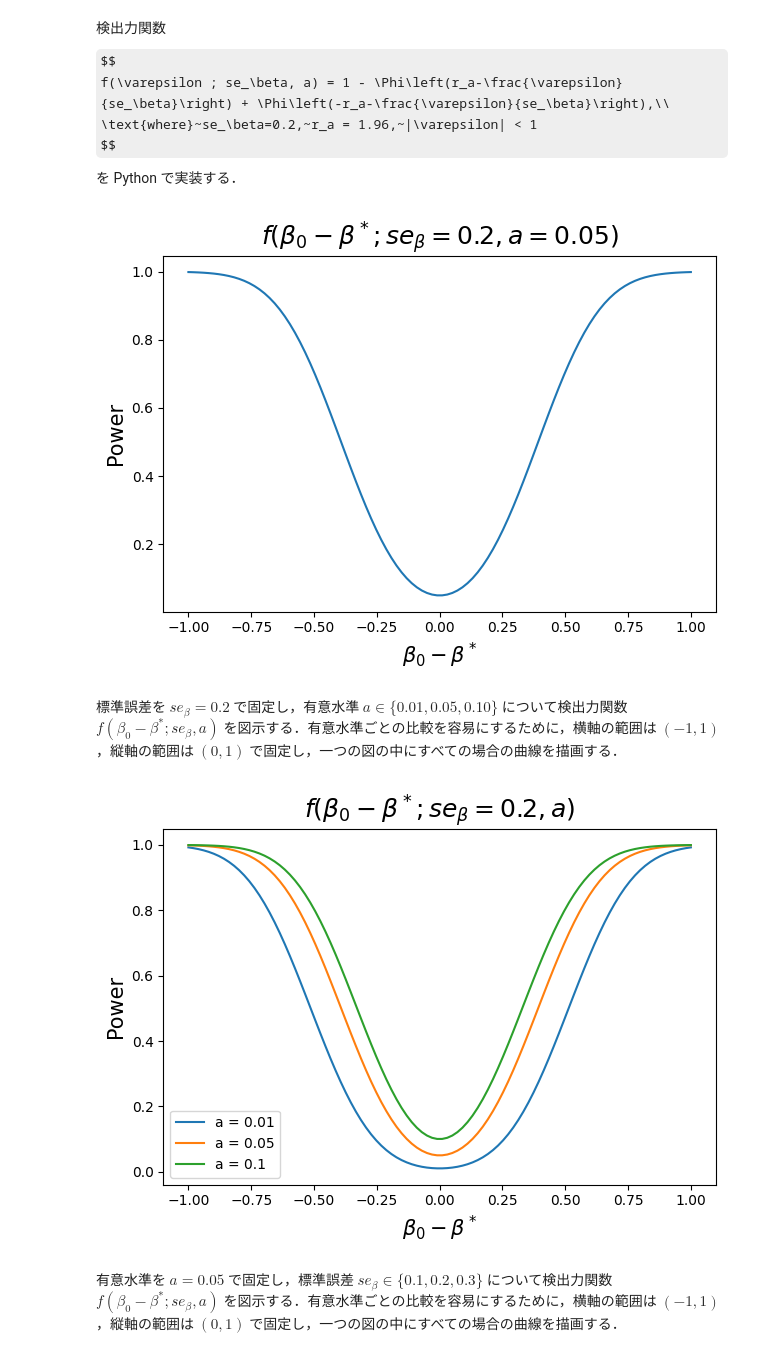
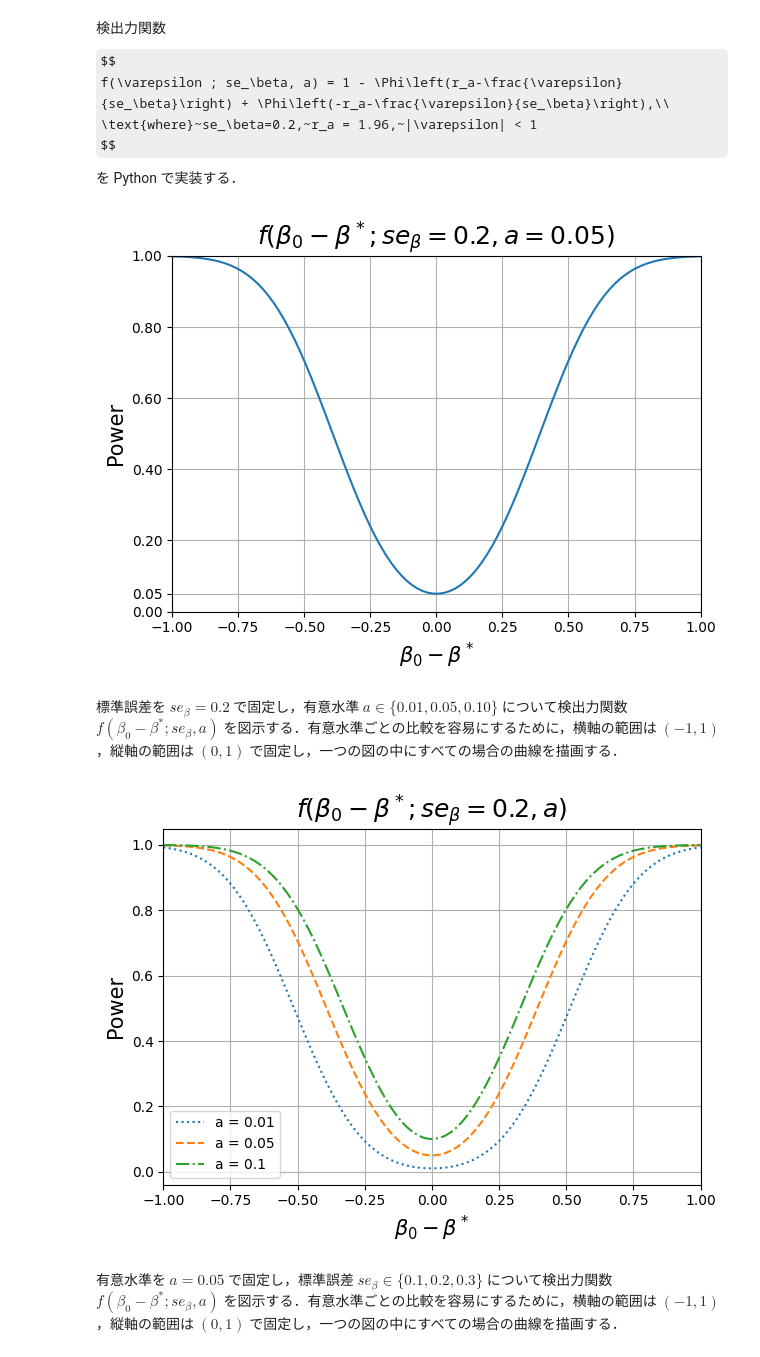
Before and after one commit to Nagayu71/Econometrics-B, a Jupyter notebook: week6_Ztest_power_function.ipynb, the cells around one changed output. Saved outputs shown, nothing was run; the diff lists cells and outputs as text; code cells hidden in the pictures; some formulas as TeX source.

Commit message:
[add] change the line styles

```diff
--- a/week6_Ztest_power_function.ipynb
+++ b/week6_Ztest_power_function.ipynb
@@ -93,35 +93,44 @@ ax.plot(epsilon, power_function(epsilon, se, r))
 ax.set_title(r"$f(\beta_0 - \beta^*; se_\beta=0.2, a=0.05)$", size=18)
 ax.set_xlabel(r"$\beta_0 - \beta^*$", size=15)
 ax.set_ylabel("Power", size=15)
+ax.set_xlim(-1, 1)
+ax.set_ylim(0, 1)
+# make grid line
+ytick = list(np.linspace(0, 1, 6))
+ytick.append(0.05)
+ax.set_yticks(ytick)
+ax.grid()
 fig.tight_layout()
 
 # save the generated figure
 plt.savefig("Figure/ztest_power_function1.png")
 # %% [output]
-[figure, old version]
+[figure, new version]
 # %% [markdown]
 標準誤差を $se_\beta=0.2$ で固定し，有意水準 $a \in \{0.01, 0.05, 0.10\}$ について検出力関数 $f(\beta_0 - \beta^*; se_\beta, a)$ を図示する．有意水準ごとの比較を容易にするために，横軸の範囲は $(-1,1)$，縦軸の範囲は $(0, 1)$ で固定し，一つの図の中にすべての場合の曲線を描画する．
 # %%
-# map between the significance level and its critical value
-level_critical_map = {0.01: 2.567, 0.05: 1.96, 0.1: 1.645}
+# map between the significance level and its critical value and line style
+level_critical_map = {0.01: [2.567, ":"], 0.05: [1.96, "--"], 0.1: [1.645, "-."]}
 # fixed values
 se = 0.2
 epsilon = np.linspace(-1, 1, 100)
 
 fig, ax = plt.subplots()
 
-for level, r in level_critical_map.items():
-    ax.plot(epsilon, power_function(epsilon, se, r), label=f"a = {level}")
+for level, lst in level_critical_map.items():
+    ax.plot(epsilon, power_function(epsilon, se, lst[0]), linestyle=lst[1], label=f"a = {level}")
 ax.set_title(r"$f(\beta_0 - \beta^*; se_\beta=0.2, a)$", size=18)
 ax.set_xlabel(r"$\beta_0 - \beta^*$", size=15)
 ax.set_ylabel("Power", size=15)
 ax.legend()
+ax.set_xlim(-1, 1)
+ax.grid()
 fig.tight_layout()
 
 # save the generated figure
 plt.savefig("Figure/ztest_power_function2.png")
 # %% [output]
-[figure, old version]
+[figure, new version]
 # %% [markdown]
 有意水準を $a=0.05$ で固定し，標準誤差 $se_\beta \in \{0.1, 0.2, 0.3\}$ について検出力関数 $f(\beta_0 - \beta^*; se_\beta, a)$ を図示する．有意水準ごとの比較を容易にするために，横軸の範囲は $(-1,1)$，縦軸の範囲は $(0, 1)$ で固定し，一つの図の中にすべての場合の曲線を描画する．
 # %%
```
Also changed, not shown: parts of 1 cell of this notebook.
